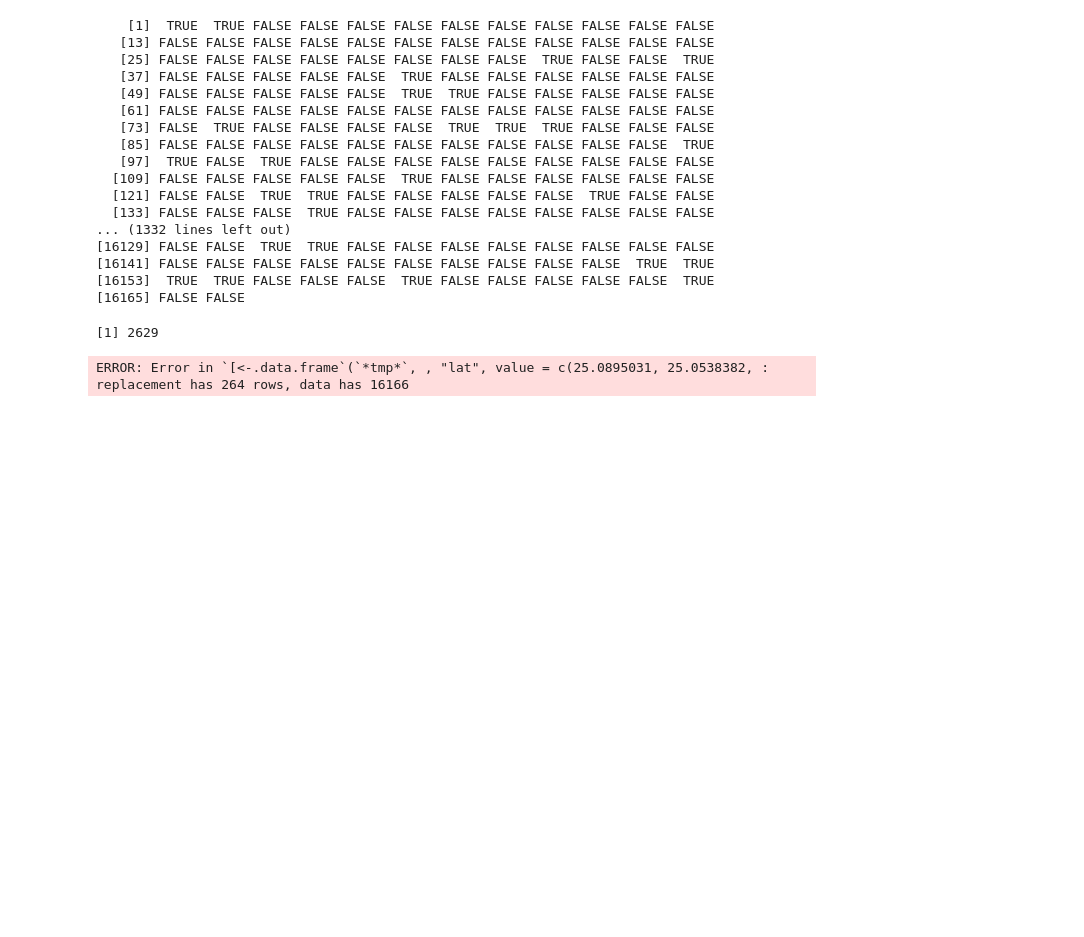
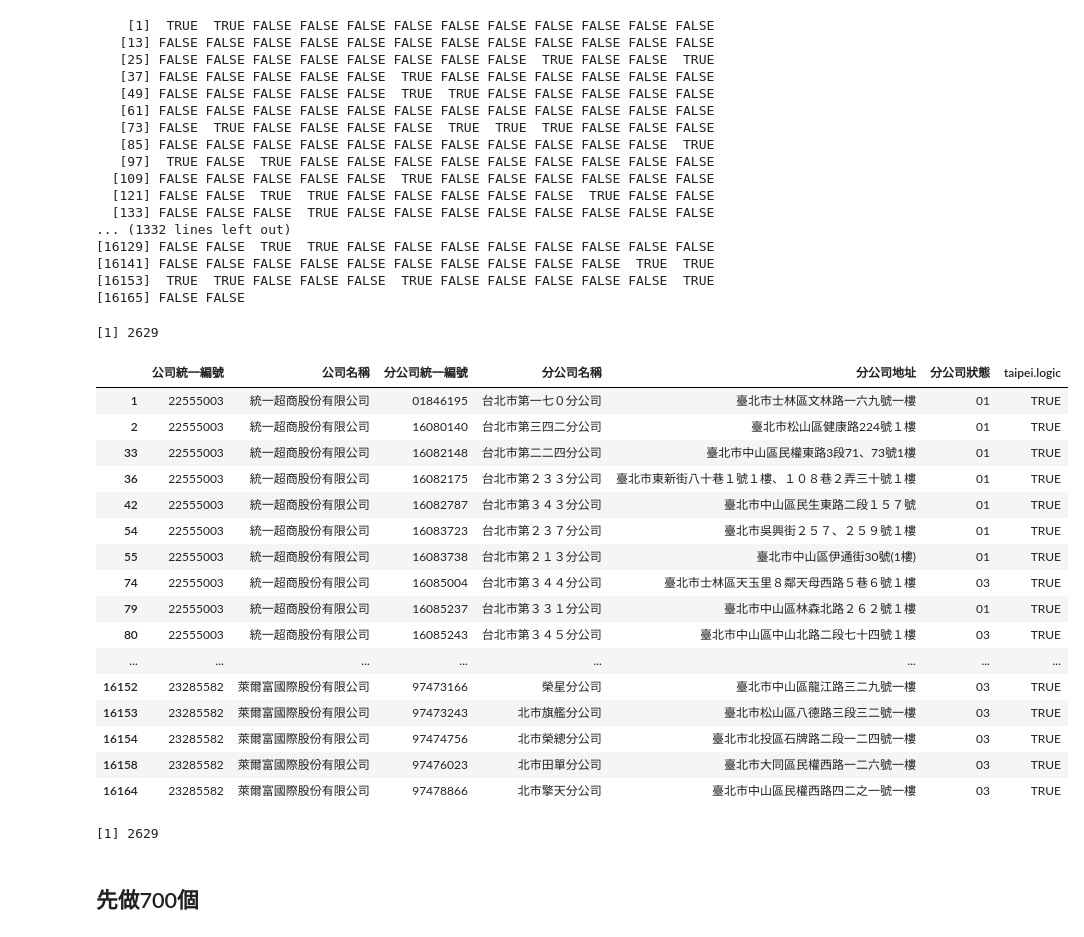
Before and after one commit to Kuanhao-Chao/CSX_RProject_Spring_2018, a Jupyter notebook: Final_Project/Final_Project_Data.ipynb, the cells around one changed output. Drawn from its saved outputs; the diff is of its cells as text; code cells hidden in the pictures; blank space fills up the shorter version.

```diff
--- a/Final_Project/Final_Project_Data.ipynb
+++ b/Final_Project/Final_Project_Data.ipynb
@@ -215,3 +229,3 @@ for( i in 1:length(bus.df)){
 # %%
-df <- data.frame()
+bus_data_df <- data.frame()
 total.length <- 0
@@ -223,7 +237,7 @@ df
 for( i in 1:length(bus.df)){
 #     print(i)
     total.length <- total.length + nrow(bus.df[[i]]$path)
-    df <- rbind(df, bus.df[[i]]$path)
+    bus_data_df <- rbind(bus_data_df, bus.df[[i]]$path)
 }
 # %%
 nrow(bus.df[[2]]$path)
@@ -255,8 +271,3 @@ values <- c()
 length(values)
 # %% [output]
 [1] 0
-# %%
-for (i in 1:10){
-    print(i)
-   values <<- append(values, i+10)
-}
@@ -286,13 +283,3 @@ NULL
 lng.vector
 # %% [output]
 NULL
-# %%
-for(i in 1:length(stores.df$分公司地址)){
-    url <- paste0("https://maps.googleapis.com/maps/api/geocode/json?address=", stores.df$分公司地址[i], "&key=AIzaSyDP9auxfo9j883Dk66eSGuokqiIVk82LN4")
-#     print(stores.df$分公司地址[i])
-    store.result <- GET(url)
-    store.json <- content(store.result, "parsed")
-    store.json$results[[1]]$geometry$location$lat
-    lat.vector <<- append(lat.vector, store.json$results[[1]]$geometry$location$lat)
-    lng.vector <<- append(lng.vector, store.json$results[[1]]$geometry$location$lng)
-}
@@ -341,7 +324,3 @@ taipei.store <- store.result.df[store.result.df$taipei.logic == TRUE,]
 nrow(taipei.store)
 # %% [output]
 [1] 2629
-# %%
-store.result.df[,"lat"] <- lat.vector
-# %% [output]
-ERROR: Error in `[<-.data.frame`(`*tmp*`, , "lat", value = c(25.0895031, 25.0538382, : replacement has 264 rows, data has 16166
@@ -351,0 +327,26 @@ store.result.df
+# %%
+taipei.store
+# %% [output]
+|  | 公司統一編號 | 公司名稱 | 分公司統一編號 | 分公司名稱 | 分公司地址 | 分公司狀態 | taipei.logic |
+| 1 | 22555003 | 統一超商股份有限公司 | 01846195 | 台北市第一七０分公司 | 臺北市士林區文林路一六九號一樓 | 01 | TRUE |
+| 2 | 22555003 | 統一超商股份有限公司 | 16080140 | 台北巿第三四二分公司 | 臺北市松山區健康路224號１樓 | 01 | TRUE |
+| 33 | 22555003 | 統一超商股份有限公司 | 16082148 | 台北巿第二二四分公司 | 臺北市中山區民權東路3段71、73號1樓 | 01 | TRUE |
+| 36 | 22555003 | 統一超商股份有限公司 | 16082175 | 台北巿第２３３分公司 | 臺北市東新街八十巷１號１樓、１０８巷２弄三十號１樓 | 01 | TRUE |
+| 42 | 22555003 | 統一超商股份有限公司 | 16082787 | 台北巿第３４３分公司 | 臺北市中山區民生東路二段１５７號 | 01 | TRUE |
+| 54 | 22555003 | 統一超商股份有限公司 | 16083723 | 台北巿第２３７分公司 | 臺北市吳興街２５７、２５９號１樓 | 01 | TRUE |
+| 55 | 22555003 | 統一超商股份有限公司 | 16083738 | 台北巿第２１３分公司 | 臺北市中山區伊通街30號(1樓) | 01 | TRUE |
+| 74 | 22555003 | 統一超商股份有限公司 | 16085004 | 台北巿第３４４分公司 | 臺北市士林區天玉里８鄰天母西路５巷６號１樓 | 03 | TRUE |
+| 79 | 22555003 | 統一超商股份有限公司 | 16085237 | 台北市第３３１分公司 | 臺北市中山區林森北路２６２號１樓 | 01 | TRUE |
+| 80 | 22555003 | 統一超商股份有限公司 | 16085243 | 台北市第３４５分公司 | 臺北市中山區中山北路二段七十四號１樓 | 03 | TRUE |
+| ... | ... | ... | ... | ... | ... | ... | ... |
+| 16152 | 23285582 | 萊爾富國際股份有限公司 | 97473166 | 榮星分公司 | 臺北市中山區龍江路三二九號一樓 | 03 | TRUE |
+| 16153 | 23285582 | 萊爾富國際股份有限公司 | 97473243 | 北巿旗艦分公司 | 臺北市松山區八德路三段三二號一樓 | 03 | TRUE |
+| 16154 | 23285582 | 萊爾富國際股份有限公司 | 97474756 | 北巿榮總分公司 | 臺北市北投區石牌路二段一二四號一樓 | 03 | TRUE |
+| 16158 | 23285582 | 萊爾富國際股份有限公司 | 97476023 | 北巿田單分公司 | 臺北市大同區民權西路一二六號一樓 | 03 | TRUE |
+| 16164 | 23285582 | 萊爾富國際股份有限公司 | 97478866 | 北巿擎天分公司 | 臺北市中山區民權西路四二之一號一樓 | 03 | TRUE |
+# %%
+length(taipei.store$分公司地址)
+# %% [output]
+[1] 2629
+# %% [markdown]
+## 先做700個
```
Also changed, not shown: parts of 26 cells of this notebook, 13 other files.
